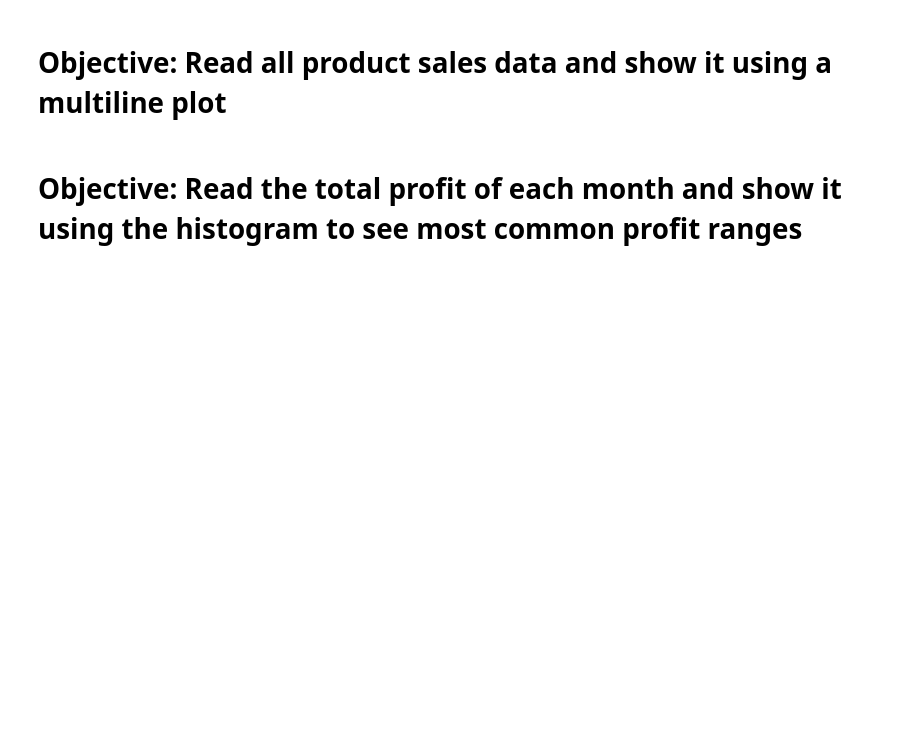
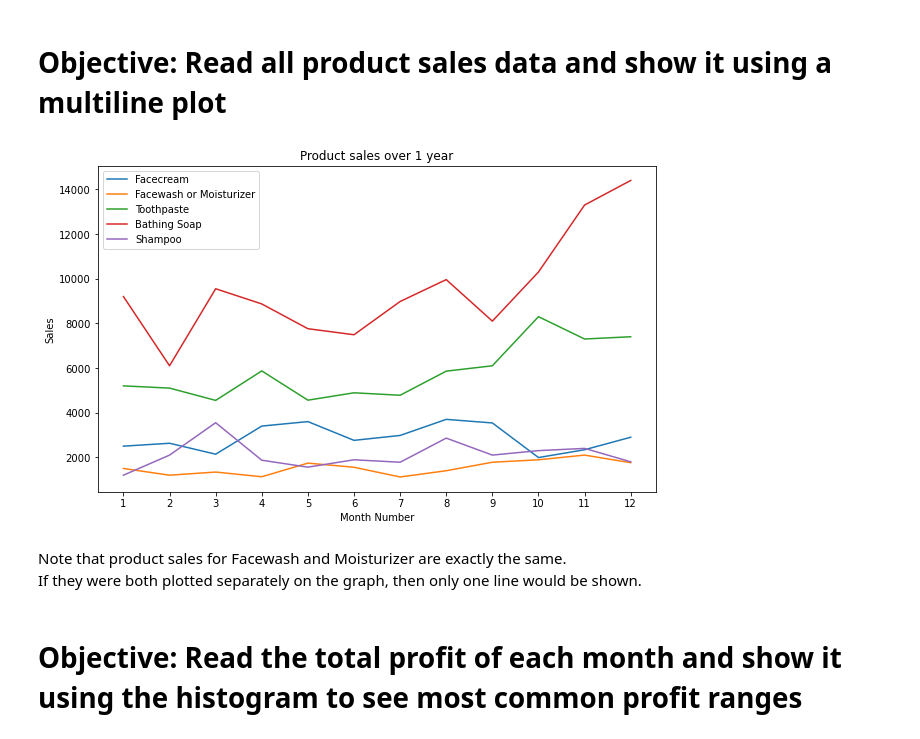
Before and after one commit to ryan-ferns/DS_auticon_dataviz, a Jupyter notebook: matplotlib_exercise.ipynb, the cells around one changed output. Cells and saved outputs as stored; diff of their text form; code cells hidden in the pictures; blank space fills up the shorter version.

```diff
--- a/matplotlib_exercise.ipynb
+++ b/matplotlib_exercise.ipynb
@@ -13,4 +83,31 @@ df.head()
 # %% [markdown]
 # Objective: Read all product sales data and show it  using a multiline plot
+# %%
+fig, ax = plt.subplots(figsize=(10,6))
+
+ax.plot(df['month_number'], df['facecream'], label='Facecream')
+ax.plot(df['month_number'], df['facewash'], label='Facewash or Moisturizer')
+ax.plot(df['month_number'], df['toothpaste'], label='Toothpaste')
+ax.plot(df['month_number'], df['bathingsoap'], label='Bathing Soap')
+ax.plot(df['month_number'], df['shampoo'], label='Shampoo')
+
+ax.set_title('Product sales over 1 year')
+
+ax.xaxis.set_ticks(df['month_number'])
+ax.set_xticklabels(df['month_number'])
+ax.set_xlabel('Month Number')
+
+ax.set_ylabel('Sales')
+
+ax.legend()
+
+
+plt.show()
+# %% [output]
+[figure, added]
+# %% [markdown]
+Note that product sales for Facewash and Moisturizer are exactly the same.
+If they were both plotted separately on the graph,
+then only one line would be shown.
 # %% [markdown]
 # Objective: Read the total profit of each month and show it using the histogram to see most common profit ranges
```
Also changed, not shown: parts of 9 cells of this notebook.
